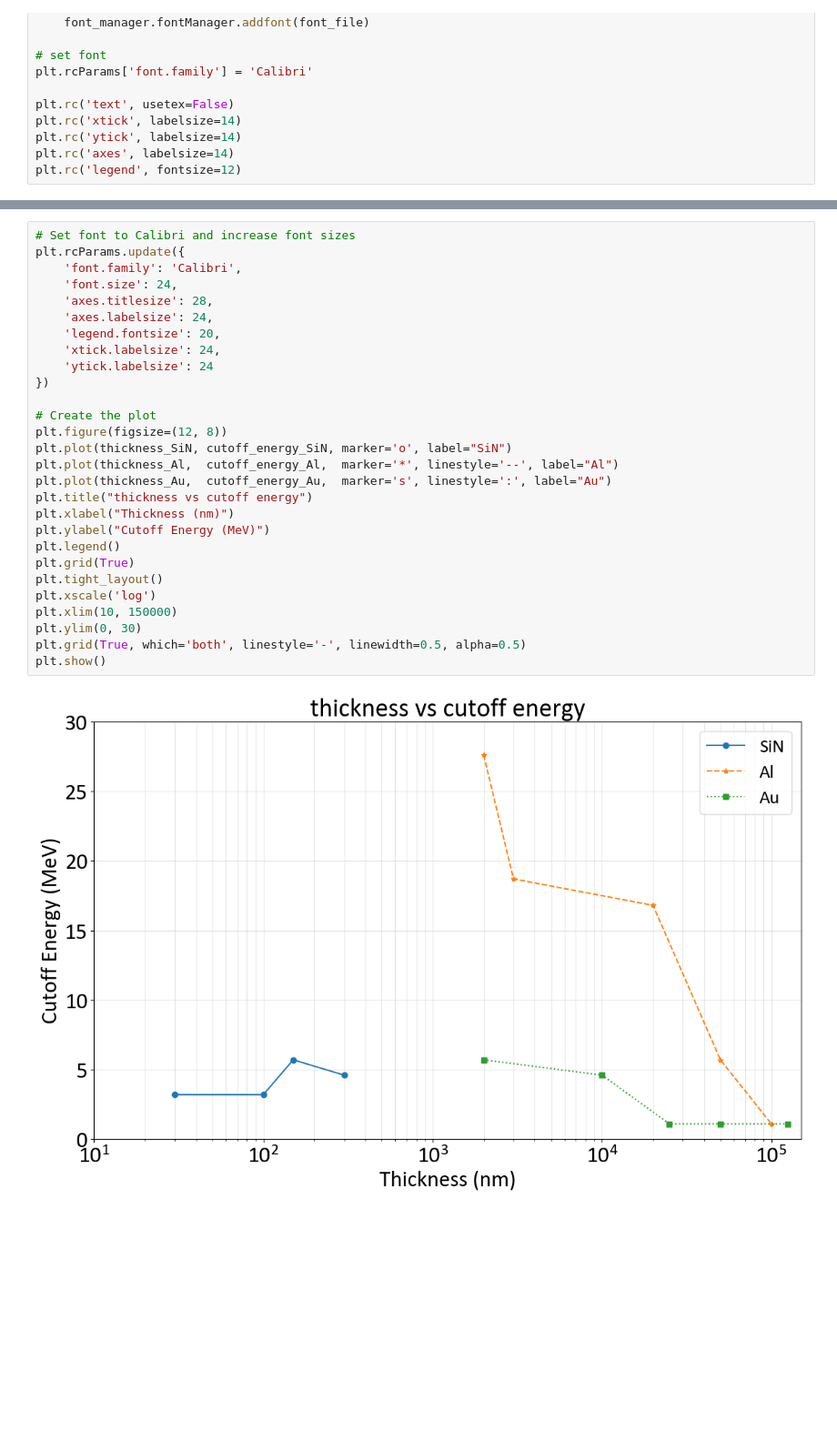
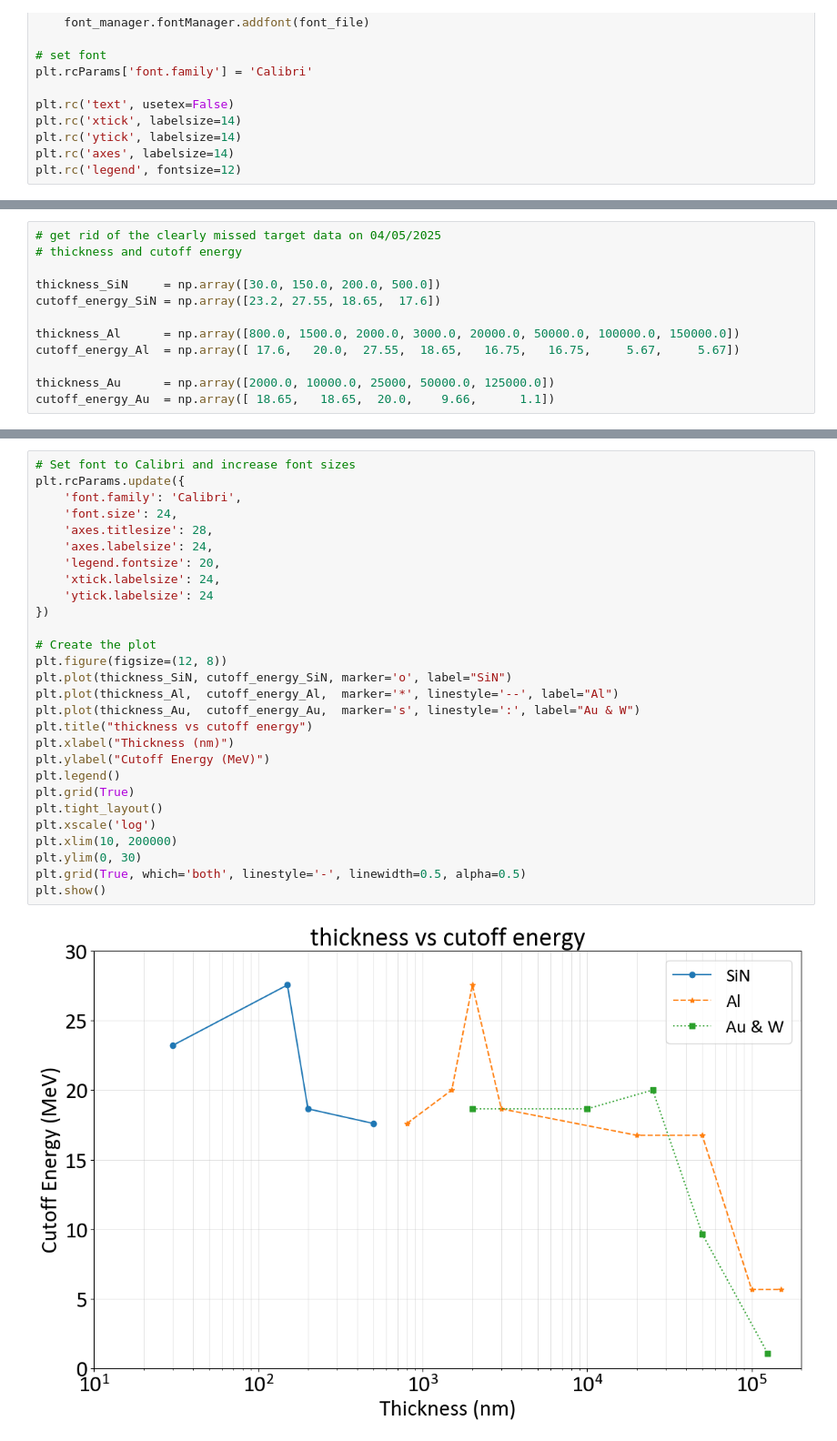
Before and after one commit to weipengyao/scripts, a Jupyter notebook: ELI_E5_Xray_2025.ipynb, the cells around one changed output, grey strips where cells are left out. Shown at 91% size. Cells and saved outputs as stored; diff of their text form; blank space fills up the shorter version.

```diff
--- a/ELI_E5_Xray_2025.ipynb
+++ b/ELI_E5_Xray_2025.ipynb
@@ -100,0 +131,12 @@ cutoff_energy_Au  = np.array([   5.7,     4.6,   1.1,     1.1,       1.1])
+# %%
+# get rid of the clearly missed target data on 04/05/2025
+# thickness and cutoff energy
+
+thickness_SiN     = np.array([30.0, 150.0, 200.0, 500.0])
+cutoff_energy_SiN = np.array([23.2, 27.55, 18.65,  17.6])
+
+thickness_Al      = np.array([800.0, 1500.0, 2000.0, 3000.0, 20000.0, 50000.0, 100000.0, 150000.0])
+cutoff_energy_Al  = np.array([ 17.6,   20.0,  27.55,  18.65,   16.75,   16.75,     5.67,     5.67])
+
+thickness_Au      = np.array([2000.0, 10000.0, 25000, 50000.0, 125000.0])
+cutoff_energy_Au  = np.array([ 18.65,   18.65,  20.0,    9.66,      1.1])
@@ -101,30 +175,30 @@ cutoff_energy_Au  = np.array([   5.7,     4.6,   1.1,     1.1,       1.1])
 # %%
 # Set font to Calibri and increase font sizes
 plt.rcParams.update({
     'font.family': 'Calibri',
     'font.size': 24,
     'axes.titlesize': 28,
     'axes.labelsize': 24,
     'legend.fontsize': 20,
     'xtick.labelsize': 24,
     'ytick.labelsize': 24
 })
 
 # Create the plot
 plt.figure(figsize=(12, 8))
 plt.plot(thickness_SiN, cutoff_energy_SiN, marker='o', label="SiN")
 plt.plot(thickness_Al,  cutoff_energy_Al,  marker='*', linestyle='--', label="Al")
-plt.plot(thickness_Au,  cutoff_energy_Au,  marker='s', linestyle=':', label="Au")
+plt.plot(thickness_Au,  cutoff_energy_Au,  marker='s', linestyle=':', label="Au & W")
 plt.title("thickness vs cutoff energy")
 plt.xlabel("Thickness (nm)")
 plt.ylabel("Cutoff Energy (MeV)")
 plt.legend()
 plt.grid(True)
 plt.tight_layout()
 plt.xscale('log')
-plt.xlim(10, 150000)
+plt.xlim(10, 200000)
 plt.ylim(0, 30)
 plt.grid(True, which='both', linestyle='-', linewidth=0.5, alpha=0.5)
 plt.show()
 # %% [output]
-[figure, old version]
+[figure, new version]
```
Also changed, not shown: parts of 13 cells of this notebook, 2 other files.
